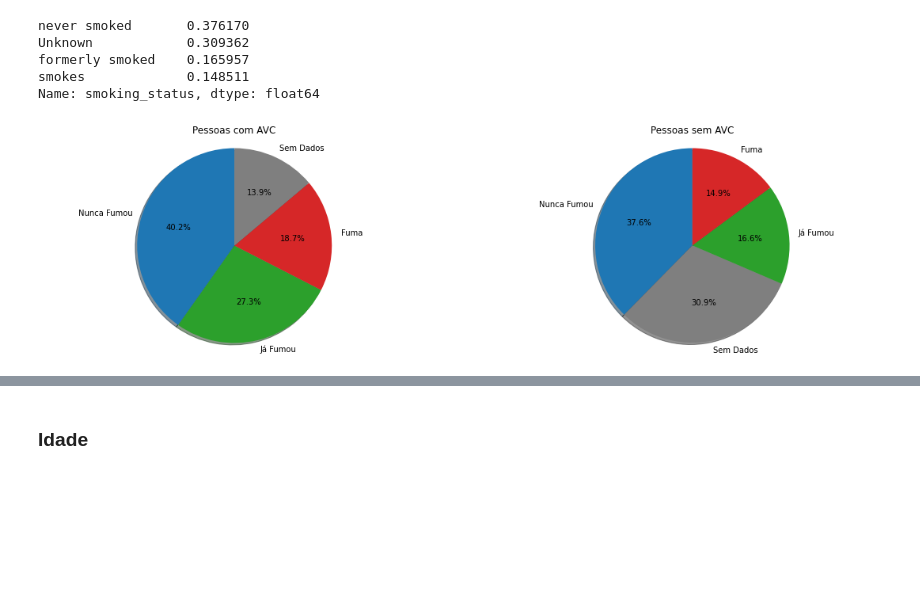
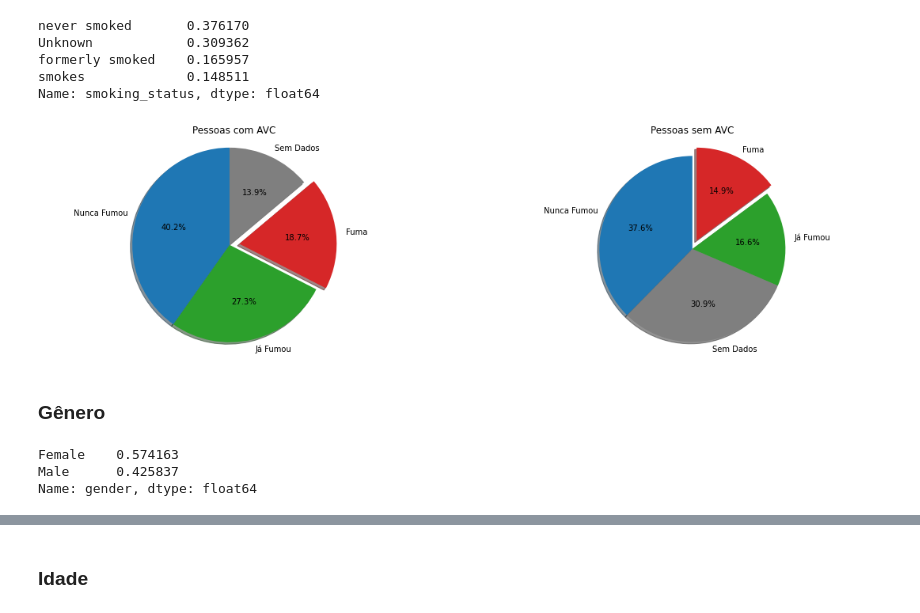
Before and after one commit to jgabrielsb-sb/Projeto_DeLucca, a Jupyter notebook: relatório.ipynb, the cells around one changed output, grey strips where cells are left out. Saved outputs shown, nothing was run; the diff lists cells and outputs as text; code cells hidden in the pictures; blank space fills up the shorter version.

```diff
--- a/relatório.ipynb
+++ b/relatório.ipynb
@@ -177,18 +177,29 @@ Name: smoking_status, dtype: float64
 # %%
 plt.figure(figsize=(19,5))
 labels1='Nunca Fumou', 'Já Fumou', 'Fuma', 'Sem Dados'
 labels2='Nunca Fumou', 'Sem Dados', 'Já Fumou', 'Fuma'
+explode1=(0,0,0.1,0)
+explode2=(0,0,0,0.1)
 plt.subplot(121)
-plt.pie(fumo_avc_sim, labels=labels1, explode=None, colors=['tab:blue', 'tab:green','tab:red','tab:gray'], autopct='%1.1f%%', shadow=True,
+plt.pie(fumo_avc_sim, labels=labels1, explode=explode1, colors=['tab:blue', 'tab:green','tab:red','tab:gray'], autopct='%1.1f%%', shadow=True,
 startangle=90)
 plt.title('Pessoas com AVC')
 plt.axis('equal')
 
 plt.subplot(122)
-plt.pie(fumo_avc_nao, labels=labels2, explode=None, colors=['tab:blue', 'tab:gray','tab:green','tab:red'], autopct='%1.1f%%', shadow=True,
+plt.pie(fumo_avc_nao, labels=labels2, explode=explode2,colors=['tab:blue', 'tab:gray','tab:green','tab:red'], autopct='%1.1f%%', shadow=True,
 startangle=90)
 plt.title('Pessoas sem AVC')
 plt.axis('equal')
 plt.show()
 # %% [output]
-[figure, old version]
+[figure, new version]
+# %% [markdown]
+### Gênero
+# %%
+gen_avc_sim=dados_avc_sim['gender'].value_counts(True)
+gen_avc_sim
+# %% [output]
+Female    0.574163
+Male      0.425837
+Name: gender, dtype: float64
```
Also changed, not shown: parts of 2 cells of this notebook.
